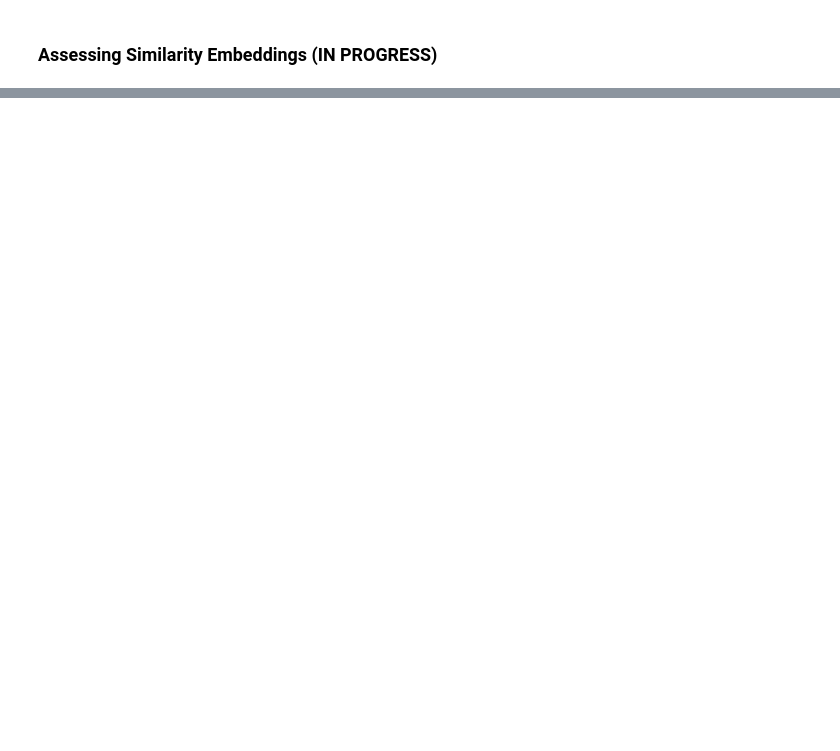
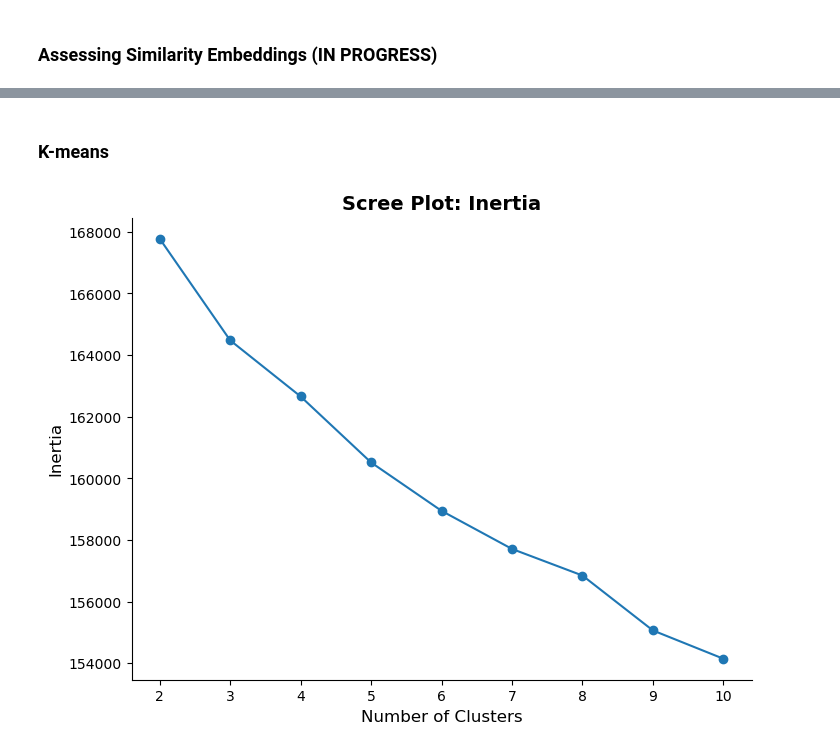
Before and after one commit to simrenbasra/Email_Genie, a Jupyter notebook: notebooks/03_embeddings/03-using-sentence_transformer.ipynb, the cells around one changed output, grey strips where cells are left out. Cells and saved outputs as stored; diff of their text form; code cells hidden in the pictures; blank space fills up the shorter version.

```diff
--- a/notebooks/03_embeddings/03-using-sentence_transformer.ipynb
+++ b/notebooks/03_embeddings/03-using-sentence_transformer.ipynb
@@ -95,0 +172,34 @@ Re Representations for ISDA Transaction Thanks Sara No problem making the change
+# %% [markdown]
+### K-means
+# %%
+scaler = MinMaxScaler()
+scaled_embeddings = scaler.fit_transform(embeddings)
+# %%
+k_vals = np.arange(2,11,1)
+# %%
+# finding optimal k uisng scree plot
+labels = []
+inertia = []
+silhouette_scores = []
+
+for k in k_vals:
+    kmeans = KMeans(n_clusters=k, random_state=11)
+    kmeans.fit(scaled_embeddings)
+
+    labels.append(kmeans.labels_)
+
+    inertia.append(kmeans.inertia_)
+
+    silhouette = silhouette_score(scaled_embeddings, kmeans.labels_)
+    silhouette_scores.append(silhouette)
+# %%
+plt.figure(figsize=(8, 6))
+
+plt.plot([k for k in k_vals], inertia, marker='o')
+plt.title('Scree Plot: Inertia', fontsize=14, fontweight= 'bold')
+plt.xlabel('Number of Clusters', fontsize=12)
+plt.ylabel('Inertia', fontsize=12)
+plt.gca().spines[['top', 'right']].set_visible(False)
+plt.show()
+# %% [output]
+[figure, added]
```
Also changed, not shown: parts of 40 cells of this notebook.
